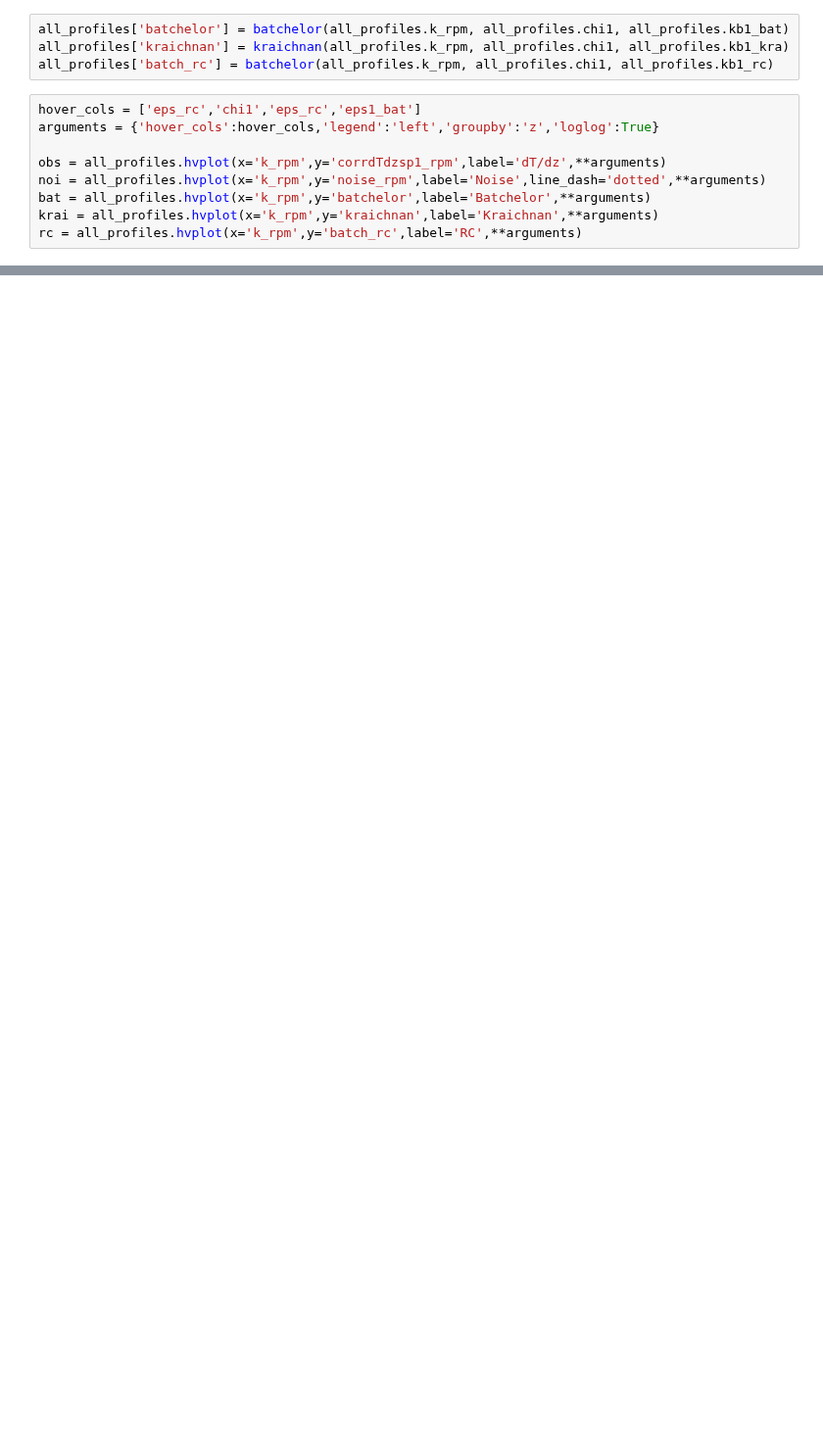
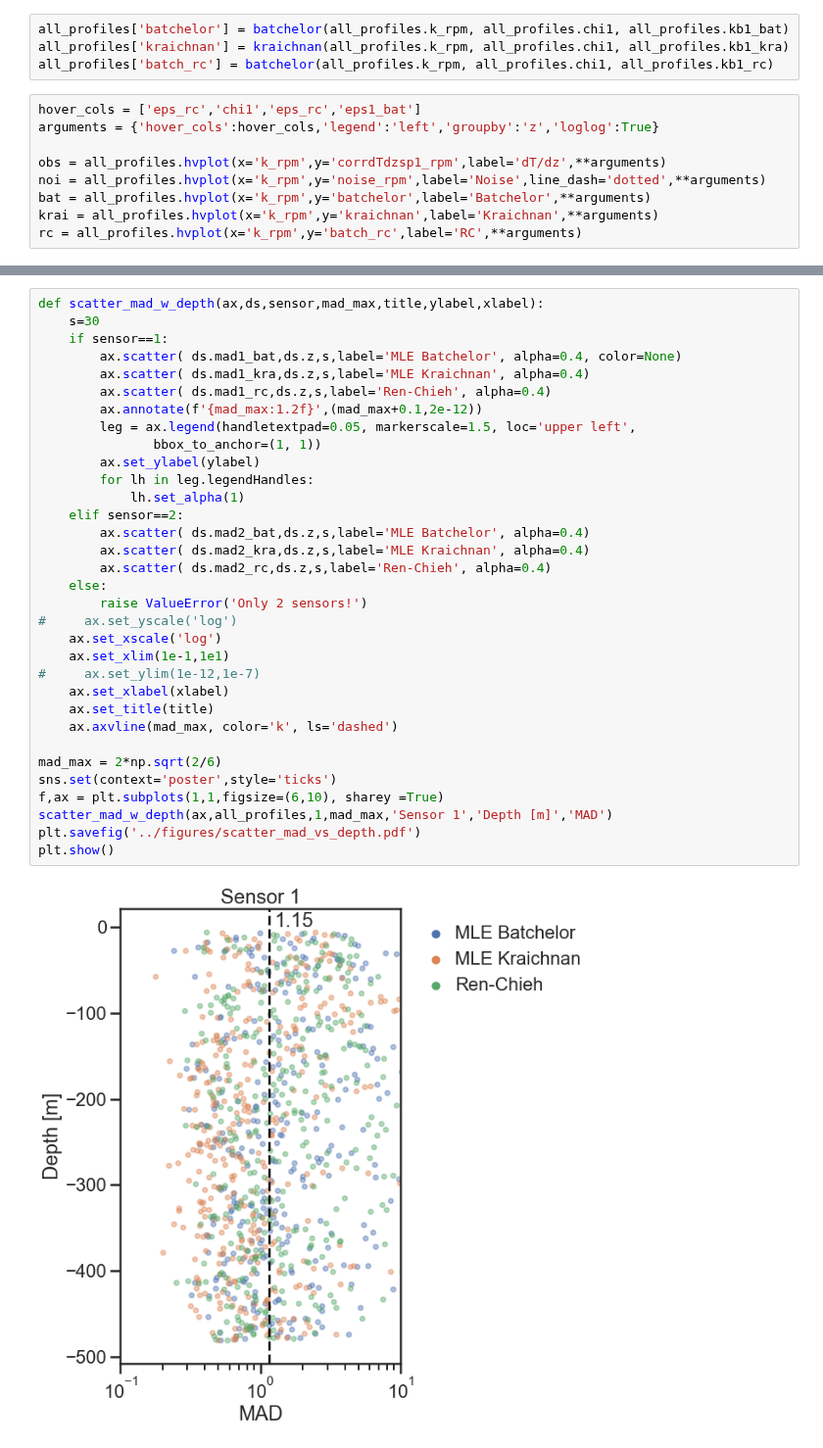
Before and after one commit to sessink/epsilon_from_emapex, a Jupyter notebook: notebooks/epsilon_calculation.ipynb, the cells around one changed output, grey strips where cells are left out. Shown at 98% size. Drawn from its saved outputs; the diff is of its cells as text; blank space fills up the shorter version.

```diff
--- a/notebooks/epsilon_calculation.ipynb
+++ b/notebooks/epsilon_calculation.ipynb
@@ -409,0 +520,35 @@ plt.show()
+# %%
+def scatter_mad_w_depth(ax,ds,sensor,mad_max,title,ylabel,xlabel):
+    s=30
+    if sensor==1:
+        ax.scatter( ds.mad1_bat,ds.z,s,label='MLE Batchelor', alpha=0.4, color=None)
+        ax.scatter( ds.mad1_kra,ds.z,s,label='MLE Kraichnan', alpha=0.4)
+        ax.scatter( ds.mad1_rc,ds.z,s,label='Ren-Chieh', alpha=0.4)
+        ax.annotate(f'{mad_max:1.2f}',(mad_max+0.1,2e-12))
+        leg = ax.legend(handletextpad=0.05, markerscale=1.5, loc='upper left',
+               bbox_to_anchor=(1, 1))
+        ax.set_ylabel(ylabel)
+        for lh in leg.legendHandles:
+            lh.set_alpha(1)
+    elif sensor==2:
+        ax.scatter( ds.mad2_bat,ds.z,s,label='MLE Batchelor', alpha=0.4)
+        ax.scatter( ds.mad2_kra,ds.z,s,label='MLE Kraichnan', alpha=0.4)
+        ax.scatter( ds.mad2_rc,ds.z,s,label='Ren-Chieh', alpha=0.4)
+    else:
+        raise ValueError('Only 2 sensors!')
+#     ax.set_yscale('log')
+    ax.set_xscale('log')
+    ax.set_xlim(1e-1,1e1)
+#     ax.set_ylim(1e-12,1e-7)
+    ax.set_xlabel(xlabel)
+    ax.set_title(title)
+    ax.axvline(mad_max, color='k', ls='dashed')
+
+mad_max = 2*np.sqrt(2/6)
+sns.set(context='poster',style='ticks')
+f,ax = plt.subplots(1,1,figsize=(6,10), sharey =True)
+scatter_mad_w_depth(ax,all_profiles,1,mad_max,'Sensor 1','Depth [m]','MAD')
+plt.savefig('../figures/scatter_mad_vs_depth.pdf')
+plt.show()
+# %% [output]
+[figure, added]
```
Also changed, not shown: parts of 15 cells of this notebook, 3 other files.
